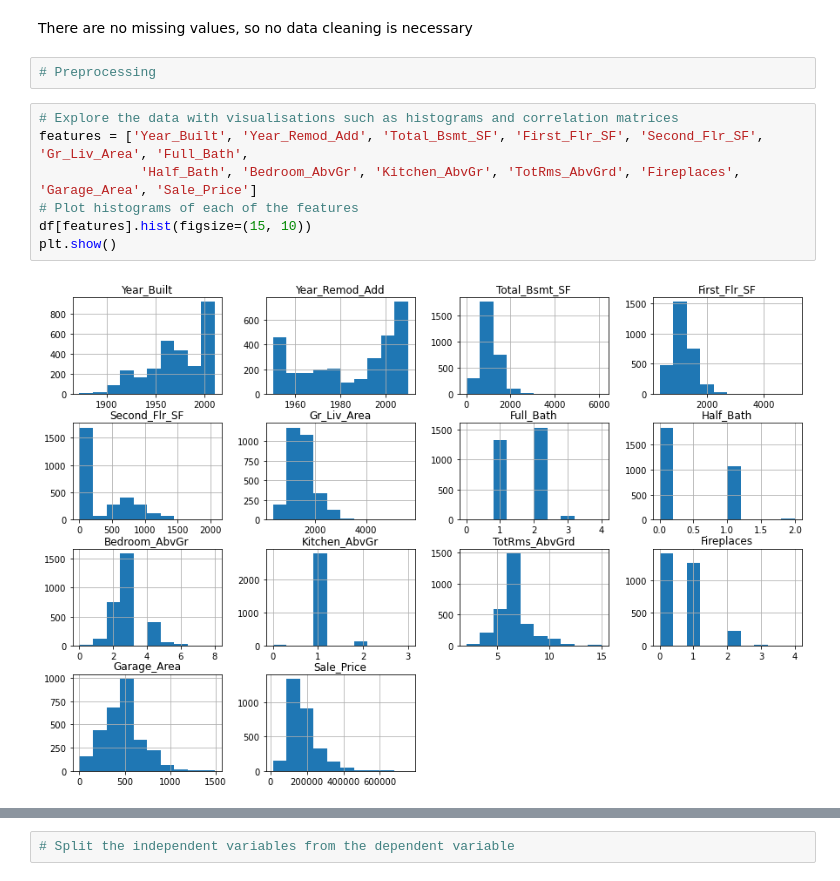
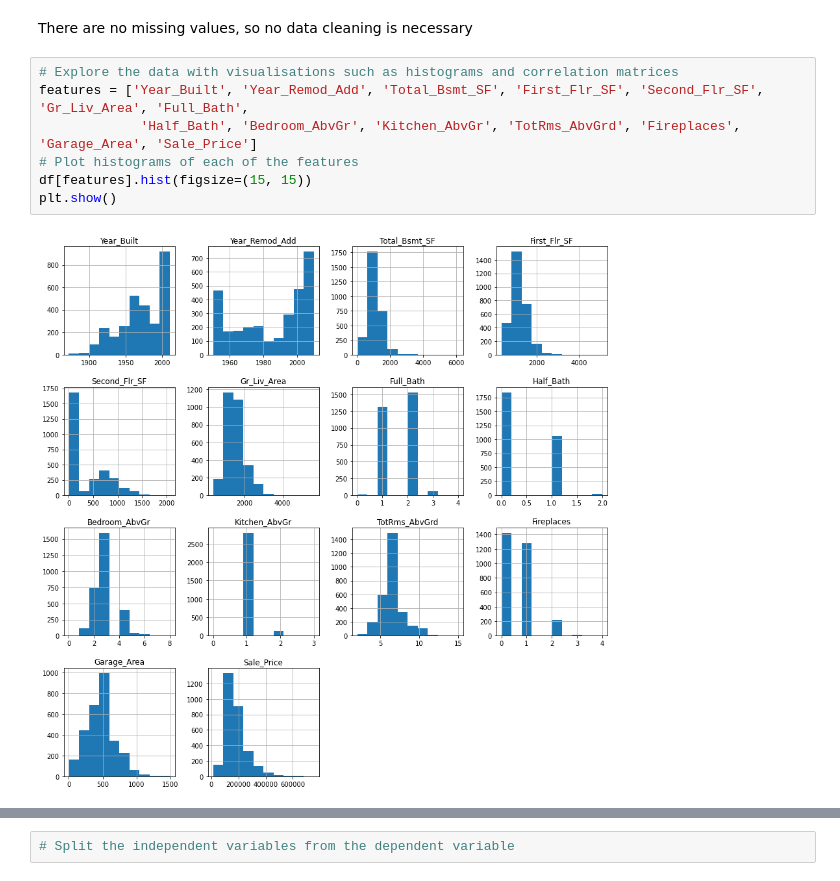
Before and after one commit to williamdorling/Linear-Regression-Ames, a Jupyter notebook: Linear_Regression_Ames.ipynb, the cells around one changed output, grey strips where cells are left out. Cells and saved outputs as stored; diff of their text form.

```diff
--- a/Linear_Regression_Ames.ipynb
+++ b/Linear_Regression_Ames.ipynb
@@ -74,14 +74,12 @@ Sale_Price        0
 dtype: int64
 # %% [markdown]
 There are no missing values, so no data cleaning is necessary
-# %%
-# Preprocessing
 # %%
 # Explore the data with visualisations such as histograms and correlation matrices
 features = ['Year_Built', 'Year_Remod_Add', 'Total_Bsmt_SF', 'First_Flr_SF', 'Second_Flr_SF', 'Gr_Liv_Area', 'Full_Bath',
              'Half_Bath', 'Bedroom_AbvGr', 'Kitchen_AbvGr', 'TotRms_AbvGrd', 'Fireplaces', 'Garage_Area', 'Sale_Price']
 # Plot histograms of each of the features
-df[features].hist(figsize=(15, 10))
+df[features].hist(figsize=(15, 15))
 plt.show()
 # %% [output]
-[figure, old version]
+[figure, new version]
```
Also changed, not shown: parts of 1 cell of this notebook.
